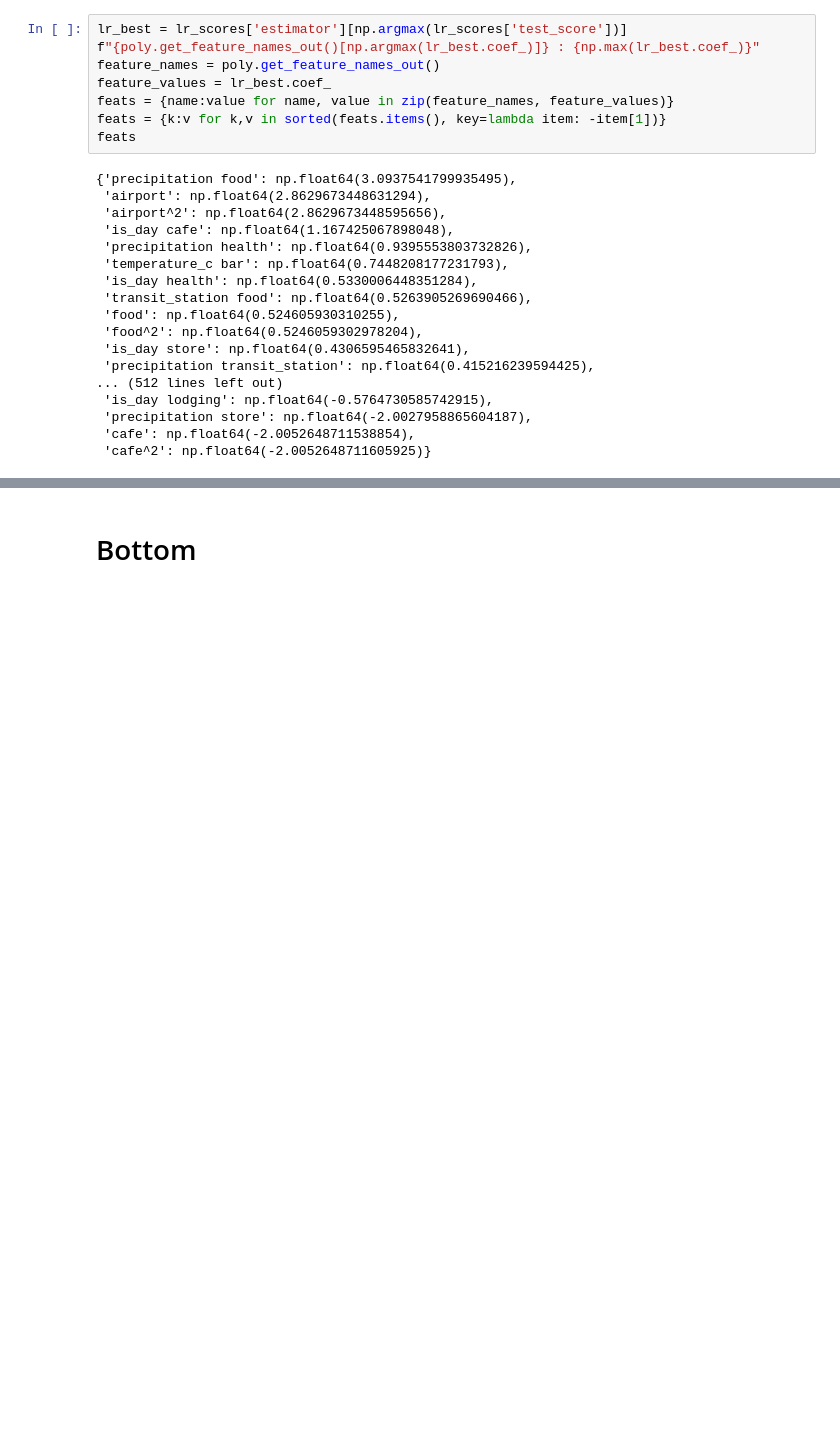
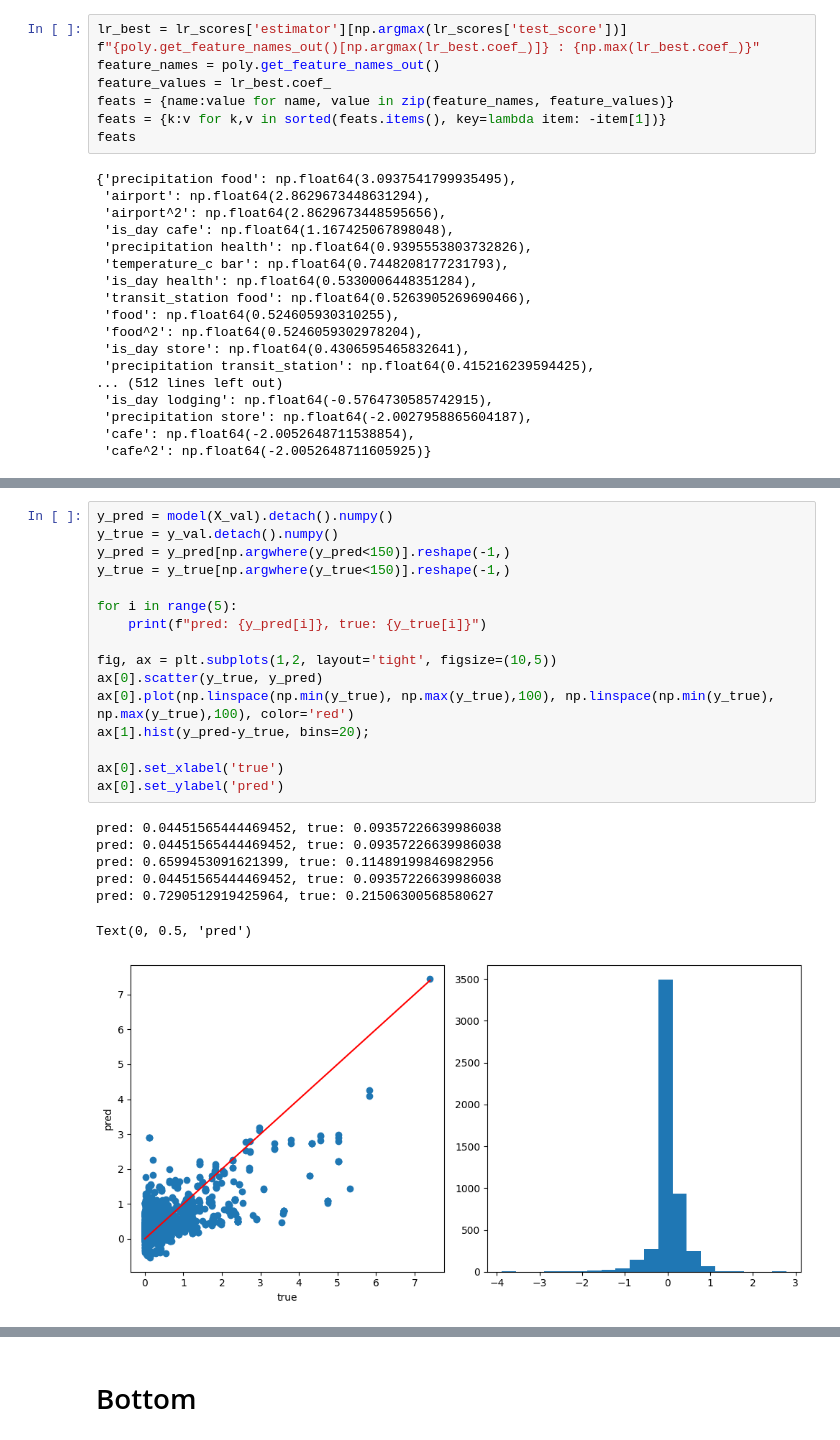
Before and after one commit to johnryanmcnally/tile_tracker_pipeline, a Jupyter notebook: model_scripts/model_exploration.ipynb, the cells around one changed output, grey strips where cells are left out. Cells and saved outputs as stored; diff of their text form; blank space fills up the shorter version.

```diff
--- a/model_scripts/model_exploration.ipynb
+++ b/model_scripts/model_exploration.ipynb
@@ -292,0 +472,24 @@ feats
+# %%
+y_pred = model(X_val).detach().numpy()
+y_true = y_val.detach().numpy()
+y_pred = y_pred[np.argwhere(y_pred<150)].reshape(-1,)
+y_true = y_true[np.argwhere(y_true<150)].reshape(-1,)
+
+for i in range(5):
+    print(f"pred: {y_pred[i]}, true: {y_true[i]}")
+
+fig, ax = plt.subplots(1,2, layout='tight', figsize=(10,5))
+ax[0].scatter(y_true, y_pred)
+ax[0].plot(np.linspace(np.min(y_true), np.max(y_true),100), np.linspace(np.min(y_true), np.max(y_true),100), color='red')
+ax[1].hist(y_pred-y_true, bins=20);
+
+ax[0].set_xlabel('true')
+ax[0].set_ylabel('pred')
+# %% [output]
+pred: 0.04451565444469452, true: 0.09357226639986038
+pred: 0.04451565444469452, true: 0.09357226639986038
+pred: 0.6599453091621399, true: 0.11489199846982956
+pred: 0.04451565444469452, true: 0.09357226639986038
+pred: 0.7290512919425964, true: 0.21506300568580627
+Text(0, 0.5, 'pred')
+[figure, added]
```
Also changed, not shown: parts of 17 cells of this notebook.
